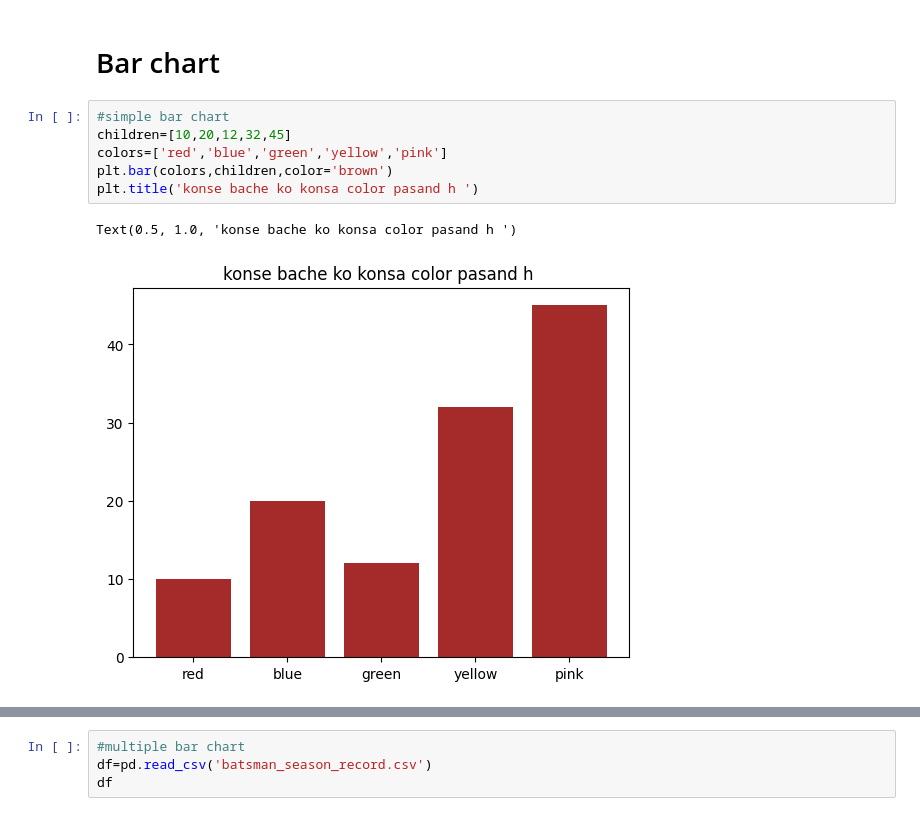
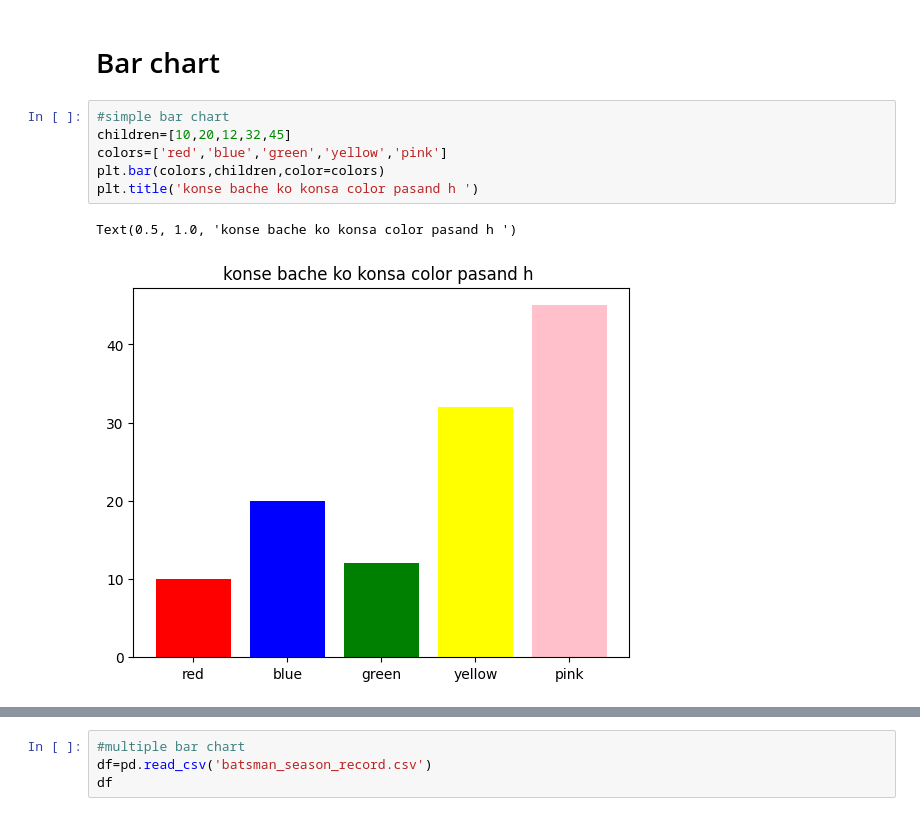
Before and after one commit to thesujalgaur/DATA-SCIENCE-Personal, a Jupyter notebook: Matplotlib/matplotlib.ipynb, the cells around one changed output, grey strips where cells are left out. Saved outputs shown, nothing was run; the diff lists cells and outputs as text.

```diff
--- a/Matplotlib/matplotlib.ipynb
+++ b/Matplotlib/matplotlib.ipynb
@@ -156,12 +175,12 @@ plt.plot(tips['total_bill'],tips['tip'],'o') #faster technique
 # %%
 #simple bar chart
 children=[10,20,12,32,45]
 colors=['red','blue','green','yellow','pink']
-plt.bar(colors,children,color='brown')
+plt.bar(colors,children,color=colors)
 plt.title('konse bache ko konsa color pasand h ')
 # %% [output]
 Text(0.5, 1.0, 'konse bache ko konsa color pasand h ')
-[figure, old version]
+[figure, new version]
 # %%
 #horizontal bar chart
 #simple bar chart
```
Also changed, not shown: parts of 11 cells of this notebook, 27 other files.
